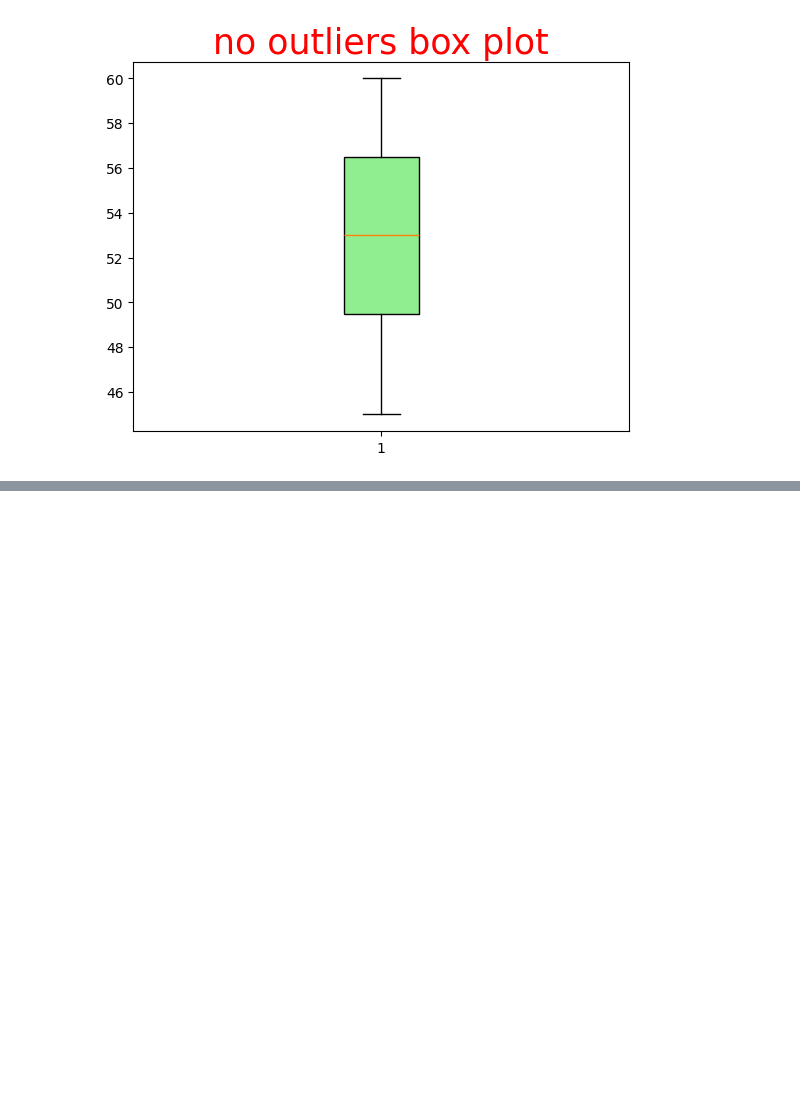
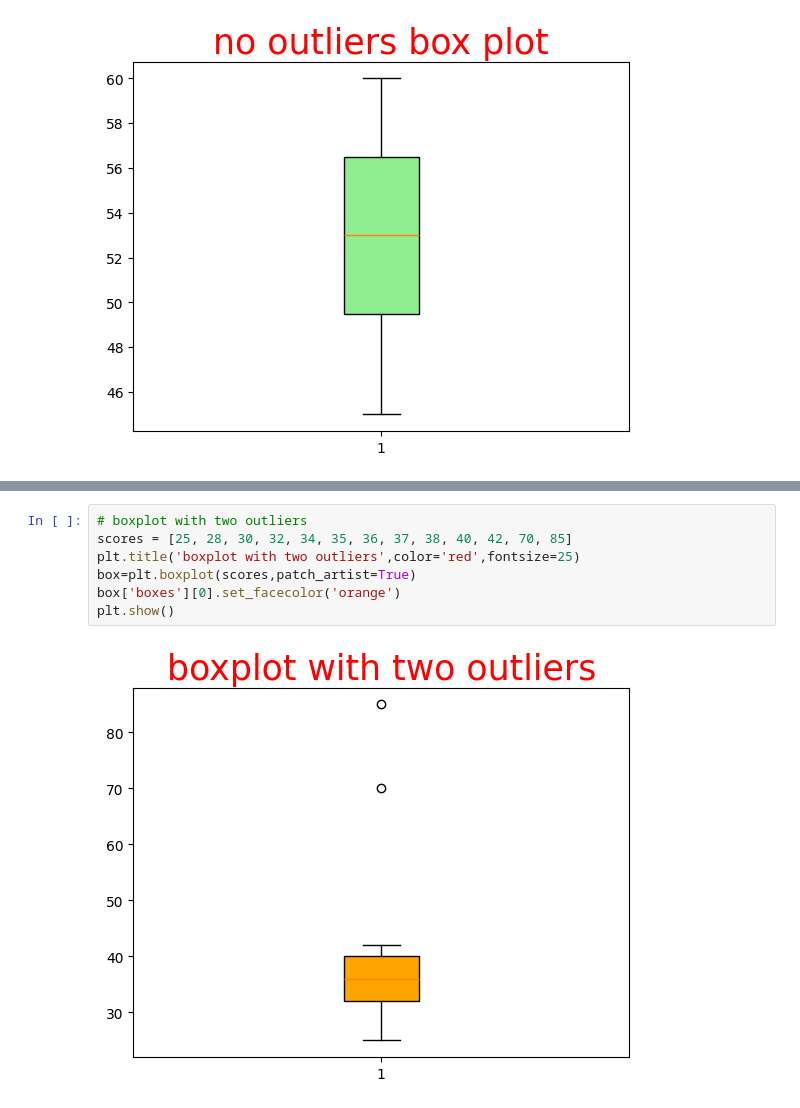
Before and after one commit to esairajesh2-droid/day5_data_analysis, a Jupyter notebook: simpleVisualization.ipynb, the cells around one changed output, grey strips where cells are left out. Saved outputs shown, nothing was run; the diff lists cells and outputs as text; blank space fills up the shorter version.

```diff
--- a/simpleVisualization.ipynb
+++ b/simpleVisualization.ipynb
@@ -69,0 +79,9 @@ plt.show()
+# %%
+# boxplot with two outliers
+scores = [25, 28, 30, 32, 34, 35, 36, 37, 38, 40, 42, 70, 85]
+plt.title('boxplot with two outliers',color='red',fontsize=25)
+box=plt.boxplot(scores,patch_artist=True)
+box['boxes'][0].set_facecolor('orange')
+plt.show()
+# %% [output]
+[figure, added]
```
Also changed, not shown: parts of 3 cells of this notebook.
